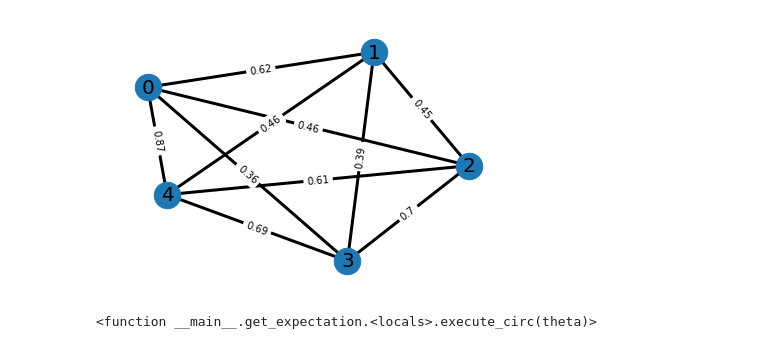
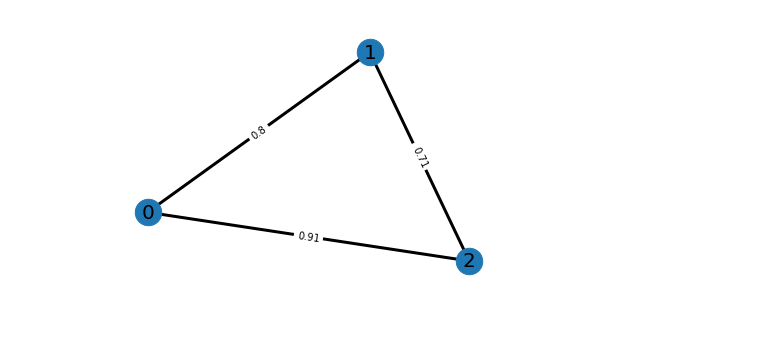
Before and after one commit to simondobers/quantum_alternating_operator, a Jupyter notebook: Untitled.ipynb, the cells around one changed output. Cells and saved outputs as stored; diff of their text form; code cells hidden in the pictures.

```diff
--- a/Untitled.ipynb
+++ b/Untitled.ipynb
@@ -9,12 +7,8 @@ from qiskit.quantum_info.operators import Operator, Pauli
 from scipy.optimize import minimize
 # %%
-matrix = create_tsp_graph(5)
+G = create_tsp_graph(3)
 # %%
-plot_tsp_graph(matrix)
+plot_tsp_graph(G)
 # %% [output]
-[figure, old version]
+[figure, new version]
-# %%
-expectation
-# %% [output]
-<function __main__.get_expectation.<locals>.execute_circ(theta)>
 # %%
```
Also changed, not shown: parts of 7 cells of this notebook, 1 other file.
